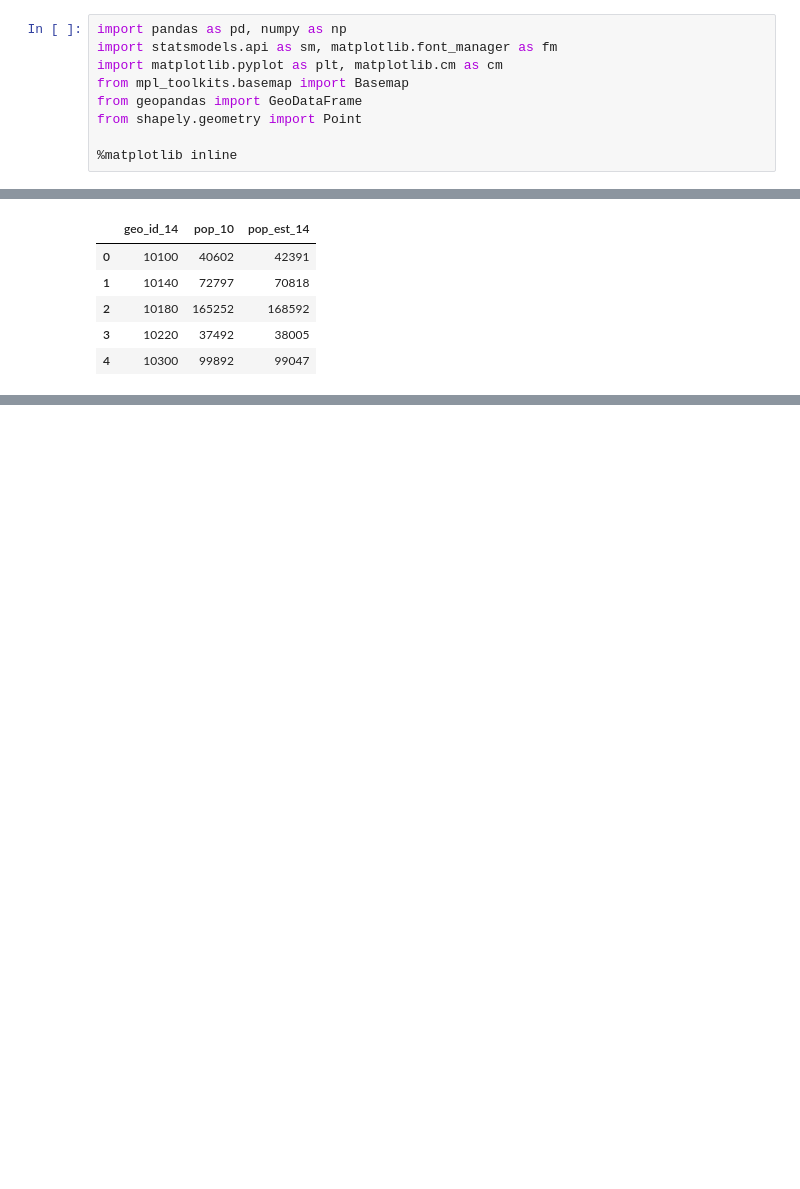
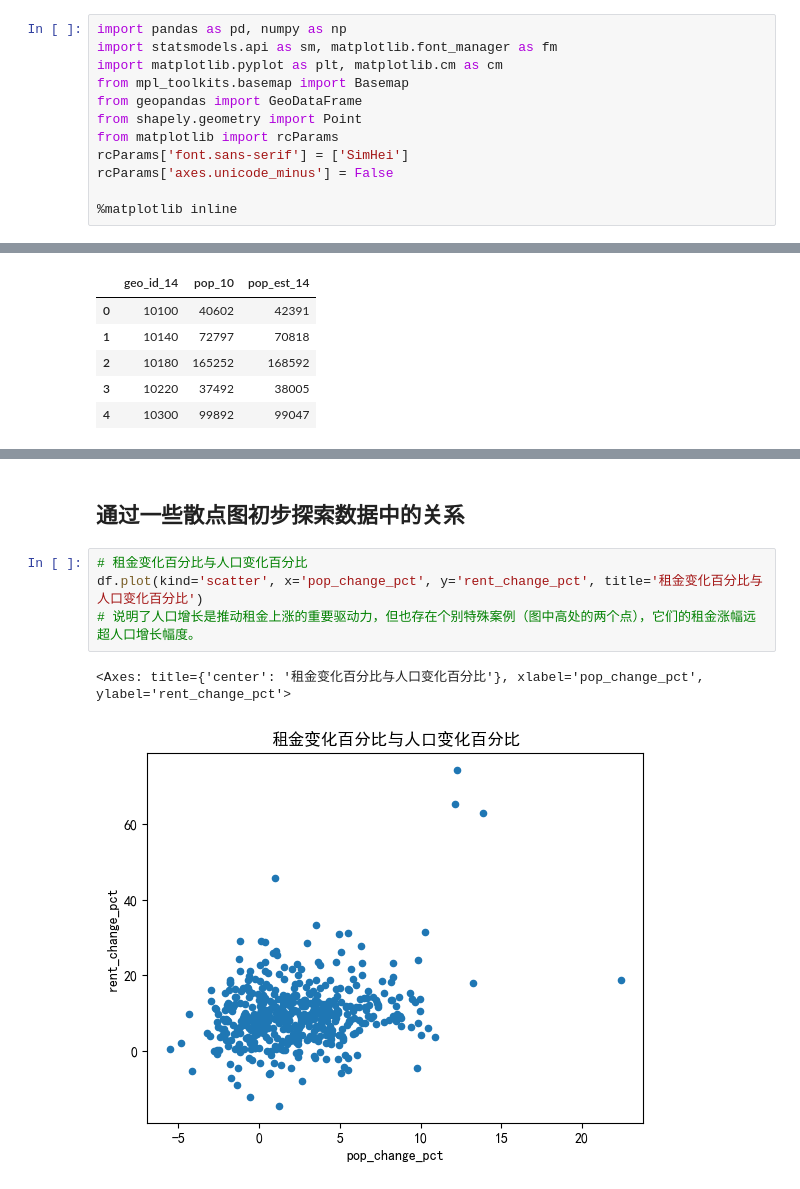
Before and after one commit to JayusChi/rent-data-analysis, a Jupyter notebook: notebooks/rent_analysis.ipynb, the cells around one changed output, grey strips where cells are left out. Saved outputs shown, nothing was run; the diff lists cells and outputs as text; blank space fills up the shorter version.

```diff
--- a/notebooks/rent_analysis.ipynb
+++ b/notebooks/rent_analysis.ipynb
@@ -7,5 +11,8 @@ import matplotlib.pyplot as plt, matplotlib.cm as cm
 from mpl_toolkits.basemap import Basemap
 from geopandas import GeoDataFrame
 from shapely.geometry import Point
+from matplotlib import rcParams
+rcParams['font.sans-serif'] = ['SimHei']
+rcParams['axes.unicode_minus'] = False
 
 %matplotlib inline
@@ -137,0 +159,9 @@ df.sort_values(by='pop_change_pct')[['msa_name', 'pop_change_pct']].head()
+# %% [markdown]
+## 通过一些散点图初步探索数据中的关系
+# %%
+# 租金变化百分比与人口变化百分比
+df.plot(kind='scatter', x='pop_change_pct', y='rent_change_pct', title='租金变化百分比与人口变化百分比')
+# 说明了人口增长是推动租金上涨的重要驱动力，但也存在个别特殊案例（图中高处的两个点），它们的租金涨幅远超人口增长幅度。
+# %% [output]
+<Axes: title={'center': '租金变化百分比与人口变化百分比'}, xlabel='pop_change_pct', ylabel='rent_change_pct'>
+[figure, added]
```
Also changed, not shown: parts of 13 cells of this notebook, 4 other files.
